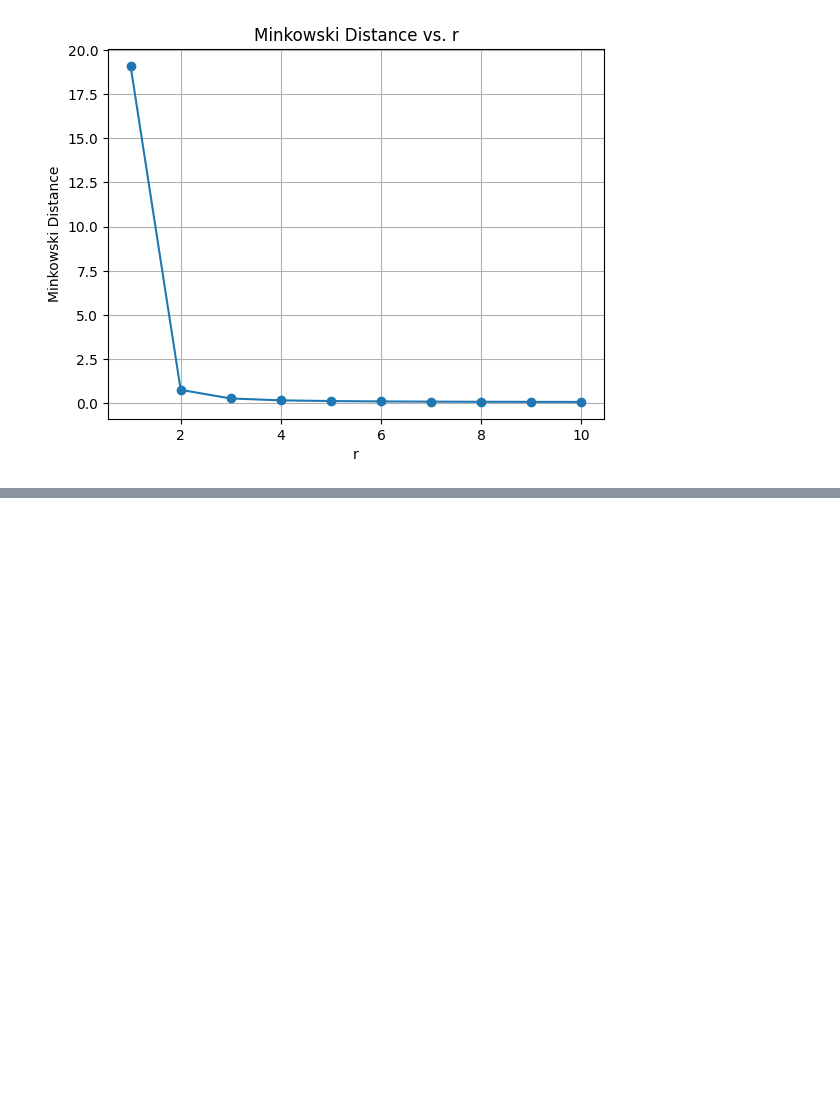
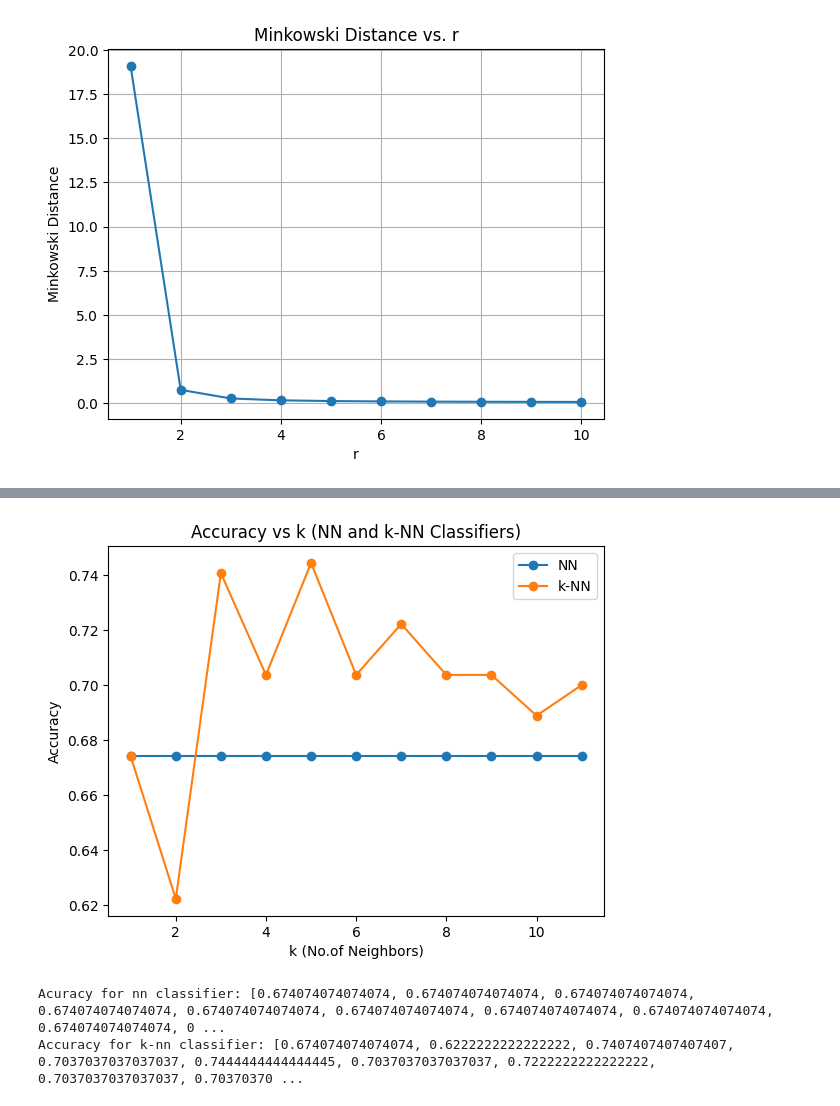
Before and after one commit to hemxnth19/MachineLearning, a Jupyter notebook: Lab3_Assignment_21210.ipynb, the cells around one changed output, grey strips where cells are left out. Saved outputs shown, nothing was run; the diff lists cells and outputs as text; code cells hidden in the pictures; blank space fills up the shorter version.

```diff
--- a/Lab3_Assignment_21210.ipynb
+++ b/Lab3_Assignment_21210.ipynb
@@ -4,3 +4,6 @@
 import numpy as np
 import pandas as pd
 import matplotlib.pyplot as plt
+# %%
+df_original = pd.read_excel("/content/drive/MyDrive/Machine Learning /EndSem_Project/Sentiment_analysis_of_legal_texts.xlsx")
+df_original
@@ -21,3 +43,6 @@ df
 | 898 | -0.003492 | -0.022739 | 0.021777 | 0.044054 | -0.005621 | 0.013863 | -0.079196 | 0.039150 | 0.004557 | -0.015787 | ... | ... |
 | 899 | 0.013689 | -0.037855 | 0.039763 | 0.035750 | 0.004115 | 0.005637 | -0.050556 | 0.024668 | 0.025077 | -0.029114 | ... | ... |
 900 rows × 768 columns
+# %%
+df['Score'] = df_original['Label']
+df
@@ -100,7 +167,9 @@ A4. Divide dataset in your project into two parts –train & test set. To accomp
 # %%
-from sklearn.model_selection import train_test_split
-
 X=df.iloc[:,:-1].values
 y=df.iloc[:,-1].values
 
-X_train,X_test,y_train,y_test=train_test_split(X,y,test_size=0.3)
+# Threshold to segregate into 2 classes (range[0,1] as 0 and range[2,10] as 1)
+threshold = 1
+y_binary = np.where(y >= threshold, 1, 0)
+
+X_train,X_test,y_train,y_test=train_test_split(X,y_binary,test_size=0.3)
@@ -115,0 +178,3 @@ ValueError: ignored
+# %%
+knn_Classifier = KNeighborsClassifier(n_neighbors=3)
+knn_Classifier.fit(X_train,y_train)
@@ -115,0 +229,50 @@ ValueError: ignored
+# %%
+from sklearn.metrics import accuracy_score
+import matplotlib.pyplot as plt
+
+
+# NN classifier with k=1
+nn = KNeighborsClassifier(n_neighbors=1)
+nn.fit(X_train, y_train)
+
+
+# k-NN classifier with k=3
+knn = KNeighborsClassifier(n_neighbors=3)
+knn.fit(X_train, y_train)
+
+# Initialize arrays to store accuracy values
+k_values = range(1, 12)
+accuracy_nn = []
+accuracy_knn = []
+
+for k in k_values:
+    # Train k-NN classifiers with different values of k
+    knn = KNeighborsClassifier(n_neighbors=k)
+    knn.fit(X_train, y_train)
+
+
+    # Predict using both NN and k-NN classifiers
+    y_pred_nn = nn.predict(X_test)
+    y_pred_knn = knn.predict(X_test)
+
+
+    # Calculate and store accuracy scores
+    accuracy_nn.append(accuracy_score(y_test, y_pred_nn))
+    accuracy_knn.append(accuracy_score(y_test, y_pred_knn))
+
+# Plot the accuracy results
+
+plt.plot(k_values, accuracy_nn, label='NN', marker='o', linestyle='-')
+plt.plot(k_values, accuracy_knn, label='k-NN', marker='o', linestyle='-')
+plt.xlabel('k (No.of Neighbors)')
+plt.ylabel('Accuracy')
+plt.title('Accuracy vs k (NN and k-NN Classifiers)')
+plt.legend()
+plt.show()
+
+print('Acuracy for nn classifier:',accuracy_nn)
+print('Accuracy for k-nn classifier:',accuracy_knn)
+# %% [output]
+[figure, added]
+Acuracy for nn classifier: [0.674074074074074, 0.674074074074074, 0.674074074074074, 0.674074074074074, 0.674074074074074, 0.674074074074074, 0.674074074074074, 0.674074074074074, 0.674074074074074, 0 ...
+Accuracy for k-nn classifier: [0.674074074074074, 0.6222222222222222, 0.7407407407407407, 0.7037037037037037, 0.7444444444444445, 0.7037037037037037, 0.7222222222222222, 0.7037037037037037, 0.70370370 ...
```
Also changed, not shown: parts of 25 cells of this notebook.
